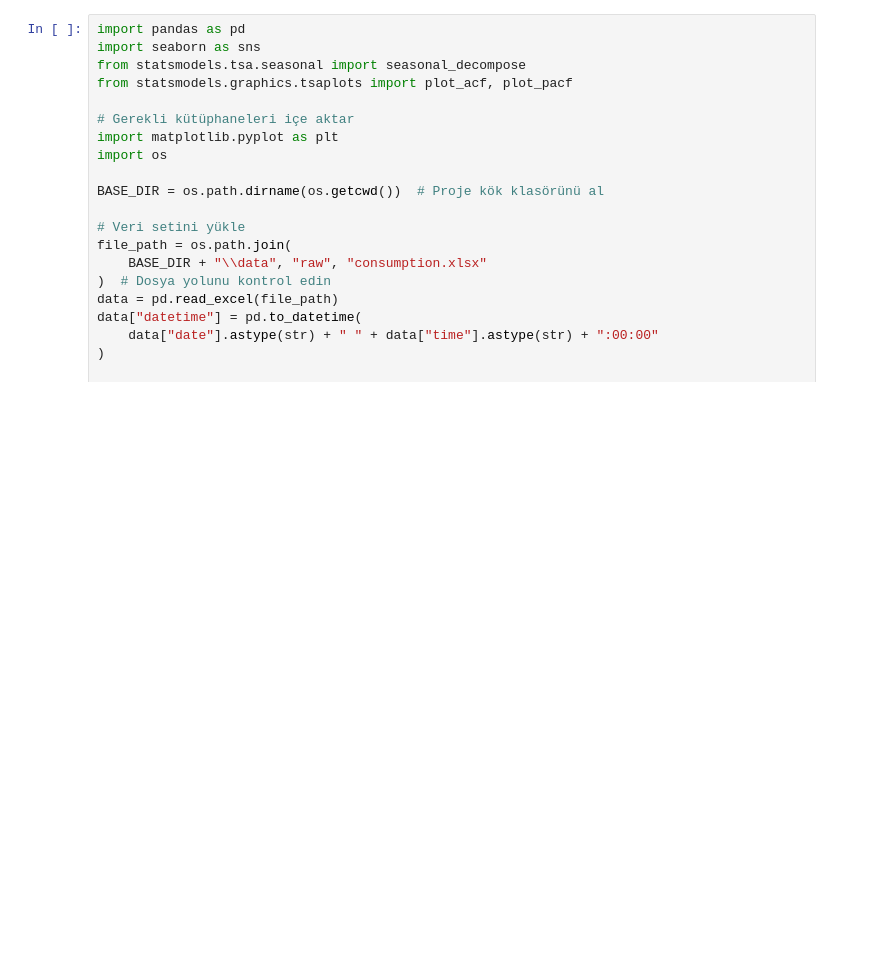
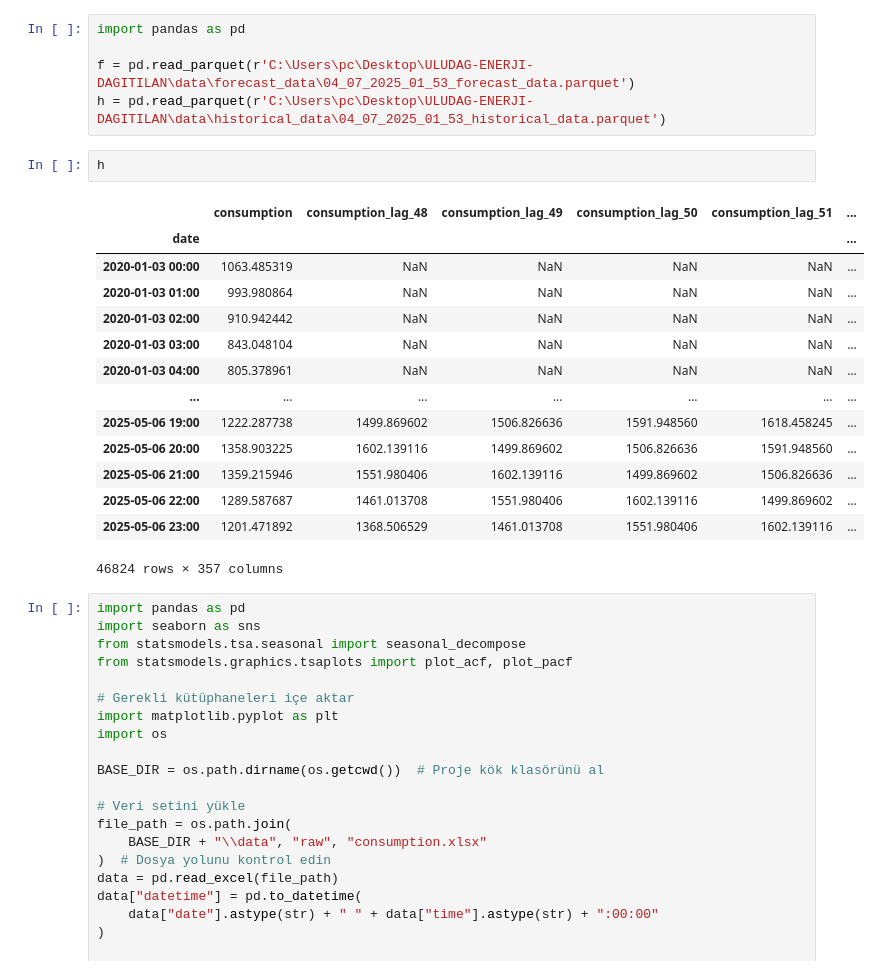
Before and after one commit to gkhntnhn/ULUDAG-ENERJI-DAGITILAN, a Jupyter notebook: notebooks/EDA.ipynb, the cells around one changed output. Drawn from its saved outputs; the diff is of its cells as text; blank space fills up the shorter version.

```diff
--- a/notebooks/EDA.ipynb
+++ b/notebooks/EDA.ipynb
@@ -1,3 +1,25 @@
+# %%
+import pandas as pd
+
+f = pd.read_parquet(r'C:\Users\pc\Desktop\ULUDAG-ENERJI-DAGITILAN\data\forecast_data\04_07_2025_01_53_forecast_data.parquet')
+h = pd.read_parquet(r'C:\Users\pc\Desktop\ULUDAG-ENERJI-DAGITILAN\data\historical_data\04_07_2025_01_53_historical_data.parquet')
+# %%
+h
+# %% [output]
+|  | consumption | consumption_lag_48 | consumption_lag_49 | consumption_lag_50 | consumption_lag_51 | ... |
+| date |  |  |  |  |  | ... |
+| 2020-01-03 00:00 | 1063.485319 | NaN | NaN | NaN | NaN | ... |
+| 2020-01-03 01:00 | 993.980864 | NaN | NaN | NaN | NaN | ... |
+| 2020-01-03 02:00 | 910.942442 | NaN | NaN | NaN | NaN | ... |
+| 2020-01-03 03:00 | 843.048104 | NaN | NaN | NaN | NaN | ... |
+| 2020-01-03 04:00 | 805.378961 | NaN | NaN | NaN | NaN | ... |
+| ... | ... | ... | ... | ... | ... | ... |
+| 2025-05-06 19:00 | 1222.287738 | 1499.869602 | 1506.826636 | 1591.948560 | 1618.458245 | ... |
+| 2025-05-06 20:00 | 1358.903225 | 1602.139116 | 1499.869602 | 1506.826636 | 1591.948560 | ... |
+| 2025-05-06 21:00 | 1359.215946 | 1551.980406 | 1602.139116 | 1499.869602 | 1506.826636 | ... |
+| 2025-05-06 22:00 | 1289.587687 | 1461.013708 | 1551.980406 | 1602.139116 | 1499.869602 | ... |
+| 2025-05-06 23:00 | 1201.471892 | 1368.506529 | 1461.013708 | 1551.980406 | 1602.139116 | ... |
+46824 rows × 357 columns
 # %%
 import pandas as pd
 import seaborn as sns
```
Also changed, not shown: 10 other files.
